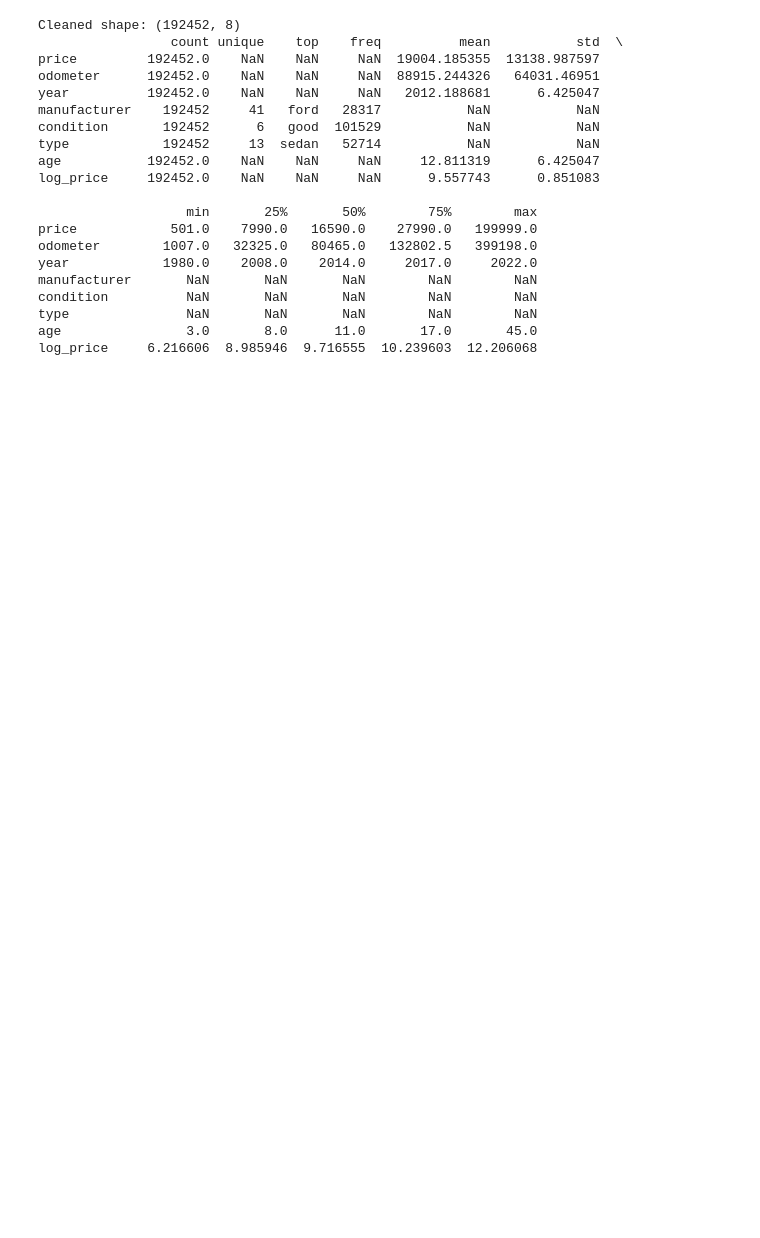
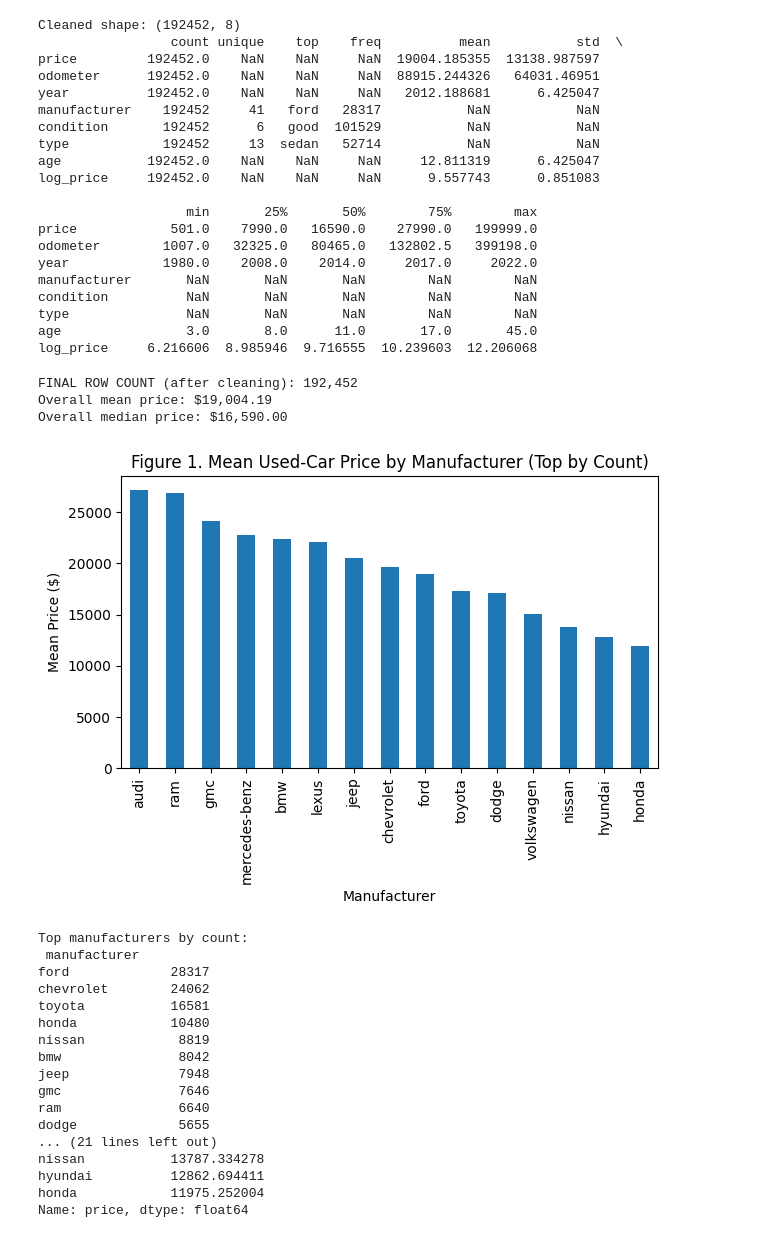
Before and after one commit to nv-piyush/CSCI608_Final_Project, a Jupyter notebook: CSCI608_Final_Project.ipynb, the cells around one changed output. Drawn from its saved outputs; the diff is of its cells as text; code cells hidden in the pictures; blank space fills up the shorter version.

Commit message:
Add descriptive analysis and manufacturer price plot

```diff
--- a/CSCI608_Final_Project.ipynb
+++ b/CSCI608_Final_Project.ipynb
@@ -138,3 +138,60 @@ condition          NaN       NaN       NaN        NaN        NaN
 type               NaN       NaN       NaN        NaN        NaN
 age                3.0       8.0      11.0       17.0       45.0
 log_price     6.216606  8.985946  9.716555  10.239603  12.206068
+# %%
+# Helpful summary numbers to paste into report
+overall_mean_price = df["price"].mean()
+overall_median_price = df["price"].median()
+
+print(f"FINAL ROW COUNT (after cleaning): {len(df):,}")
+print(f"Overall mean price: ${overall_mean_price:,.2f}")
+print(f"Overall median price: ${overall_median_price:,.2f}")
+# %% [output]
+FINAL ROW COUNT (after cleaning): 192,452
+Overall mean price: $19,004.19
+Overall median price: $16,590.00
+# %%
+# =========================
+# 4) Descriptive: mean price by manufacturer (top N by count)
+# =========================
+TOP_N = 15
+
+man_counts = df["manufacturer"].value_counts().head(TOP_N)
+top_mans = man_counts.index
+
+summary_man = (
+    df[df["manufacturer"].isin(top_mans)]
+    .groupby("manufacturer")["price"]
+    .mean()
+    .sort_values(ascending=False)
+)
+
+plt.figure()
+summary_man.plot(kind="bar")
+plt.title("Figure 1. Mean Used-Car Price by Manufacturer (Top by Count)")
+plt.xlabel("Manufacturer")
+plt.ylabel("Mean Price ($)")
+plt.tight_layout()
+plt.show()
+
+print("Top manufacturers by count:\n", man_counts)
+print("\nMean price by manufacturer (top):\n", summary_man)
+# %% [output]
+[figure, added]
+Top manufacturers by count:
+ manufacturer
+ford             28317
+chevrolet        24062
+toyota           16581
+honda            10480
+nissan            8819
+bmw               8042
+jeep              7948
+gmc               7646
+ram               6640
+dodge             5655
+... (21 lines left out)
+nissan           13787.334278
+hyundai          12862.694411
+honda            11975.252004
+Name: price, dtype: float64
```
